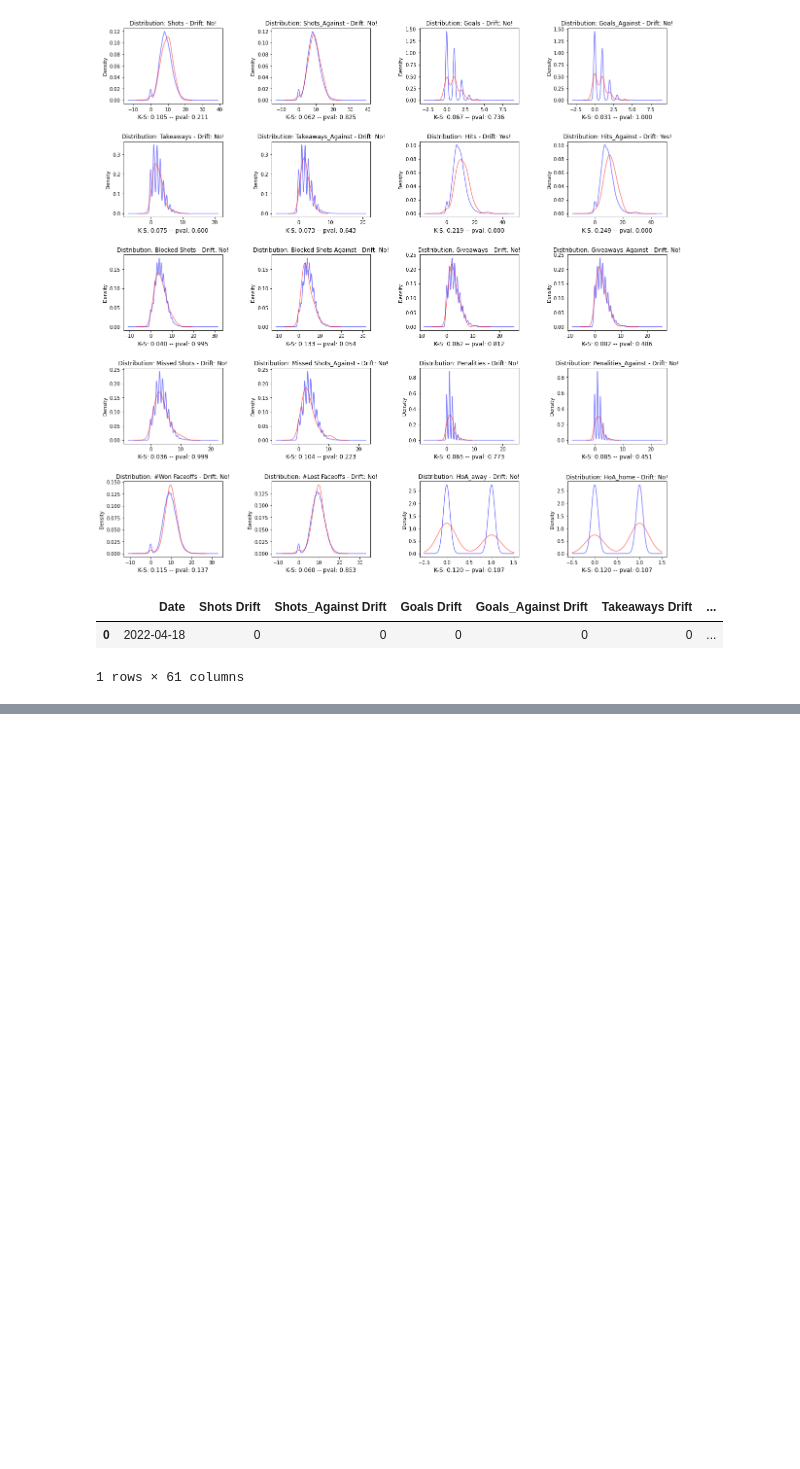
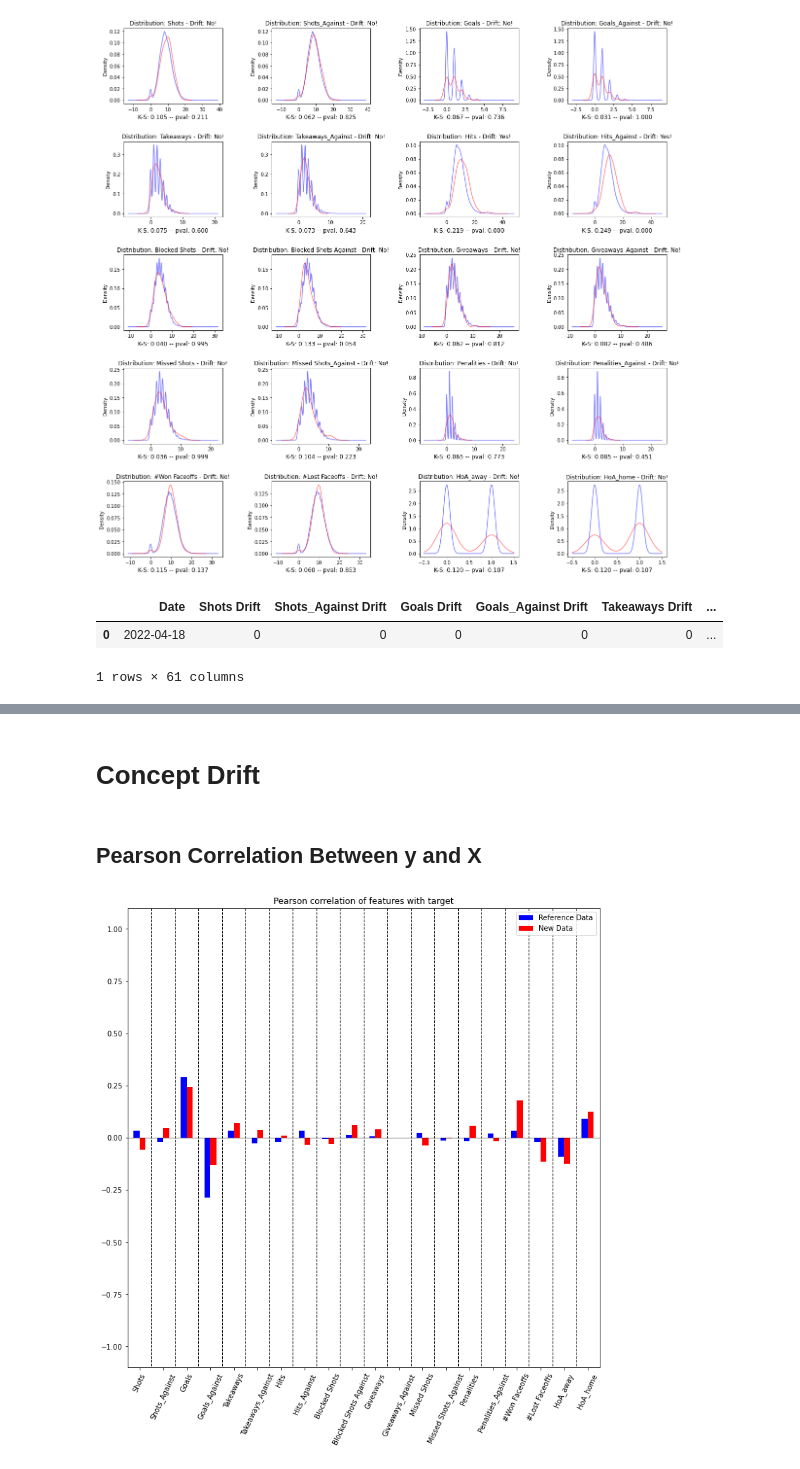
Before and after one commit to McGill-MMA-EnterpriseAnalytics/NHL-Game-II, a Jupyter notebook: modeling/DriftDetection.ipynb, the cells around one changed output, grey strips where cells are left out. Drawn from its saved outputs; the diff is of its cells as text; code cells hidden in the pictures; blank space fills up the shorter version.

Commit message:
added learned classifier

```diff
--- a/modeling/DriftDetection.ipynb
+++ b/modeling/DriftDetection.ipynb
@@ -171,7 +180,3 @@ ks_drift_df
 |  | Date | Shots Drift | Shots_Against Drift | Goals Drift | Goals_Against Drift | Takeaways Drift | ... |
 | 0 | 2022-04-18 | 0 | 0 | 0 | 0 | 0 | ... |
 1 rows × 61 columns
-# %%
-#Pearson correlation between features and target
-#Split df into ref and new
-X_ref, df_ref, y_ref, y_ref, X_new, df_new, y_new = split_ref_new(df, 50, include_target=True)
@@ -182,6 +182,0 @@ corr_new = df_new.drop("won", axis=1).corrwith(df_new["won"])
-# %%
-df_concat = pd.concat([corr_ref.rename('Reference data'), corr_new.rename('New data')], axis=1)
-df_concat.plot.bar(rot=65, color=['blue', 'red'], figsize=(12,12))
-
-plt.title("Pearson correlation of features with target")
-plt.show()
@@ -189,0 +214,2 @@ plt.show()
+# %%
+learned_classifier_drift(df, 100)
@@ -189,0 +223,35 @@ plt.show()
+# %% [markdown]
+# Concept Drift
+# %% [markdown]
+## Pearson Correlation Between y and X
+# %%
+def target_feature_correlation_drift(df, last_n):
+    """
+    Get and plot the Pearson correlation between target 'won' and features of reference and new data.
+    Allows you to check drift between main data and new data
+    """
+    #Split df into ref and new
+    X_ref, df_ref, y_ref, y_ref, X_new, df_new, y_new = split_ref_new(df, last_n, include_target=True)
+
+    #Get correlation for ref
+    corr_ref = df_ref.drop("won", axis=1).corrwith(df_ref["won"])
+    corr_new = df_new.drop("won", axis=1).corrwith(df_new["won"])
+
+    #Concat into new dataframe
+    df_concat = pd.concat([corr_ref.rename('Reference Data'), corr_new.rename('New Data')], axis=1)
+
+    #Plot to compare in bar plot
+    ax = df_concat.plot.bar(rot=65, color=['blue', 'red'], figsize=(12,12))
+
+    ax.vlines(x = [0.5 + i for i in range(0,len(df_concat))], ymin = -1, ymax = 1, color = 'black',
+              linewidth=1, linestyles = 'dashed', transform=ax.get_xaxis_transform())
+    ax.axhline(y=0, color='black', linewidth=0.5)
+
+    plt.title("Pearson correlation of features with target")
+    plt.show()
+
+    return df_concat
+# %%
+df_concat = target_feature_correlation_drift(df, 100)
+# %% [output]
+[figure, added]
```
Also changed, not shown: parts of 9 cells of this notebook.
